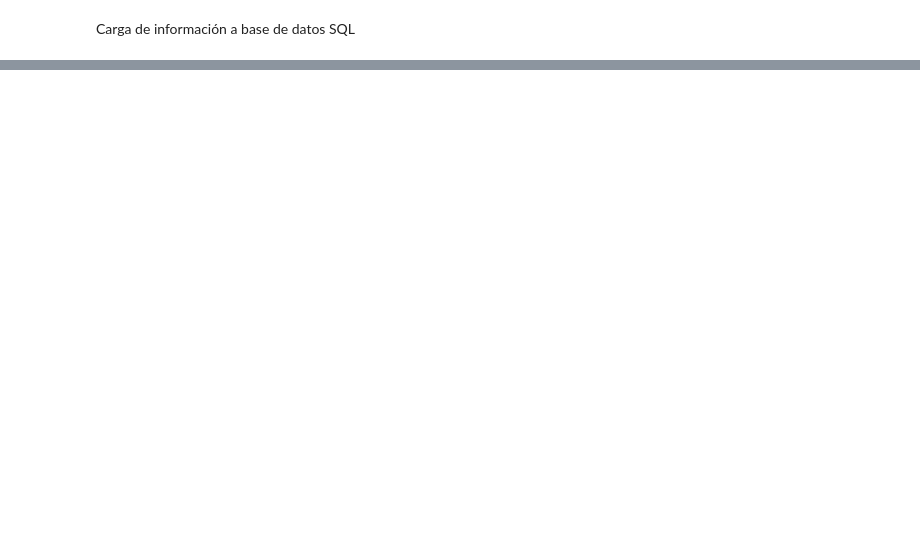
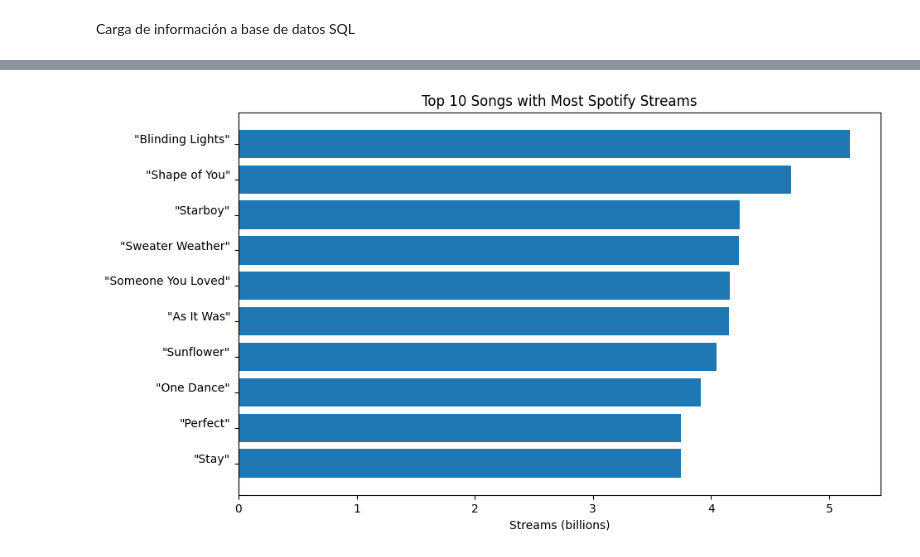
Before and after one commit to WistonTravieso/Wiston_Traviesoweb-scraping-project-tutorial, a Jupyter notebook: src/spotify_sraping.ipynb, the cells around one changed output, grey strips where cells are left out. Saved outputs shown, nothing was run; the diff lists cells and outputs as text; code cells hidden in the pictures; blank space fills up the shorter version.

```diff
--- a/src/spotify_sraping.ipynb
+++ b/src/spotify_sraping.ipynb
@@ -105,0 +117,11 @@ pd.read_sql_query("SELECT * FROM spotify LIMIT 5;", conn)
+# %%
+# Visualización 1: Top 10 canciones con más streams
+top_10 = df.nlargest(10, 'Streams(billions)')
+plt.figure(figsize=(10,6))
+plt.barh(top_10['Song'], top_10['Streams(billions)'])
+plt.xlabel('Streams (billions)')
+plt.title('Top 10 Songs with Most Spotify Streams')
+plt.gca().invert_yaxis()
+plt.show()
+# %% [output]
+[figure, added]
```
Also changed, not shown: parts of 8 cells of this notebook, 1 other file.
